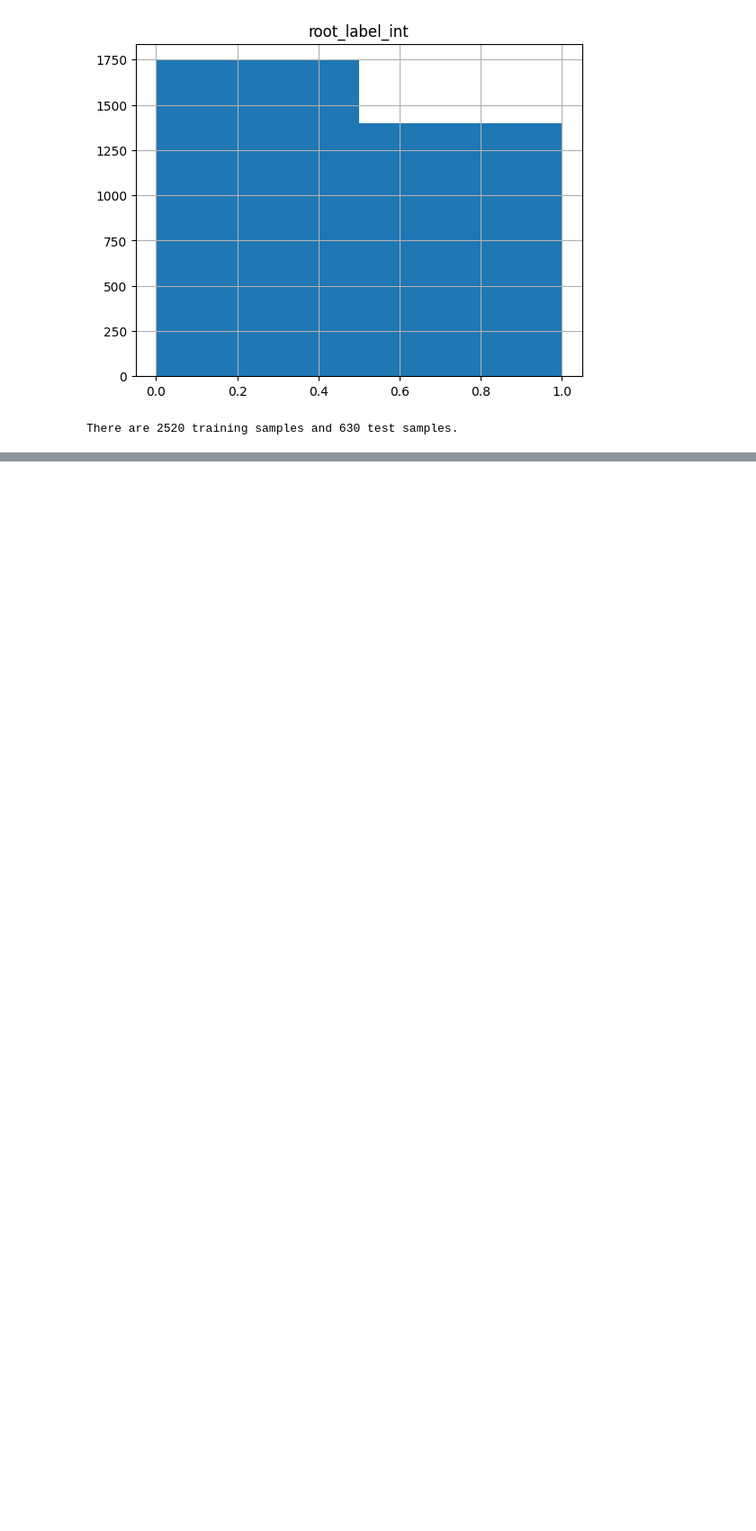
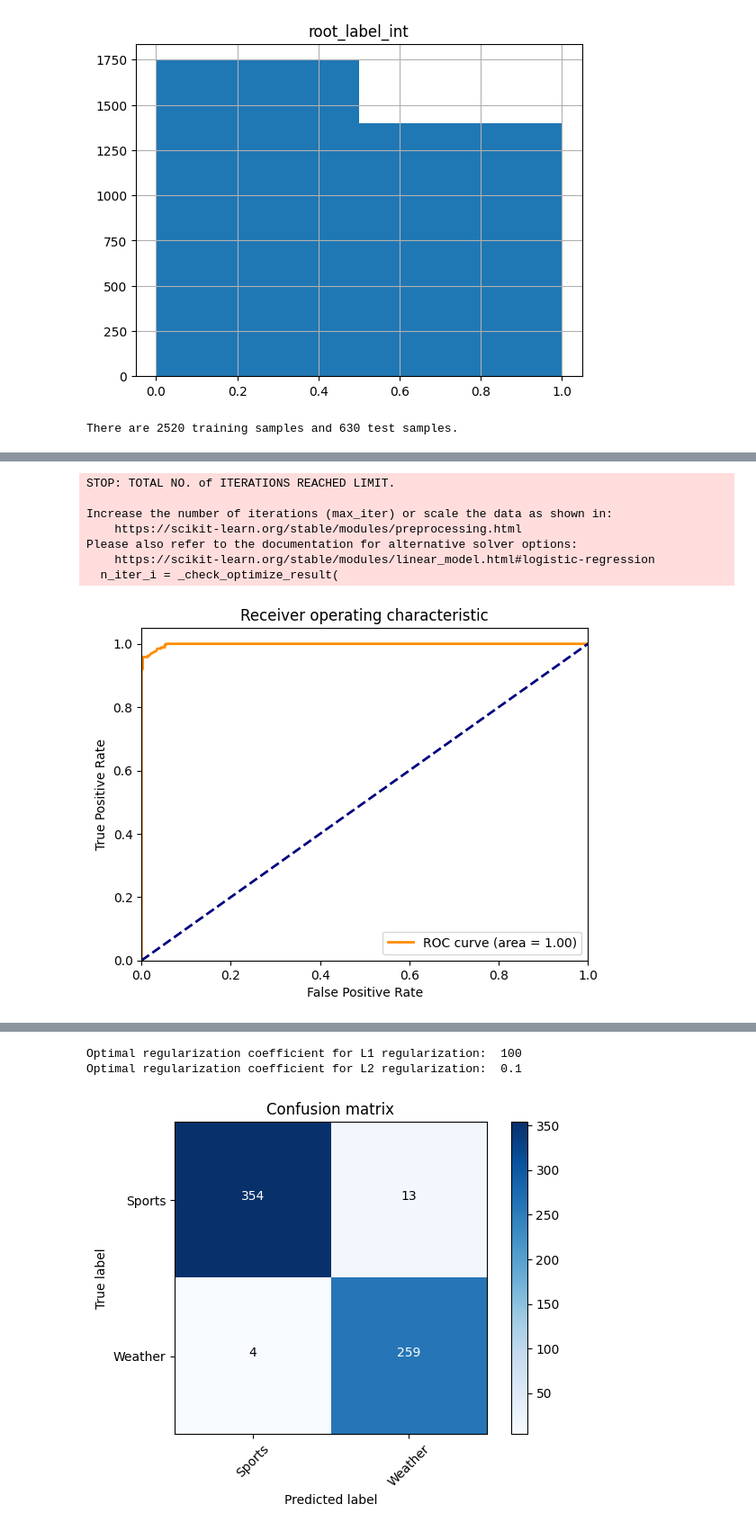
Before and after one commit to snawshad97/2023_2_Large-Scale-Data-Mining_ECE219, a Jupyter notebook: Projects/Project1/Project1_HHao.ipynb, the cells around one changed output, grey strips where cells are left out. Shown at 90% size. Saved outputs shown, nothing was run; the diff lists cells and outputs as text; code cells hidden in the pictures; blank space fills up the shorter version.

```diff
--- a/Projects/Project1/Project1_HHao.ipynb
+++ b/Projects/Project1/Project1_HHao.ipynb
@@ -109,0 +237,74 @@ Xtest = vectorizer.fit_transform(test['cleaned'])
+# %%
+########## Question 6
+from sklearn.linear_model import LogisticRegression
+from sklearn.metrics import roc_curve, auc
+from sklearn.metrics import confusion_matrix, classification_report
+from sklearn.metrics import accuracy_score
+from sklearn.model_selection import GridSearchCV
+from sklearn.linear_model import LogisticRegression
+from sklearn.decomposition import TruncatedSVD
+from sklearn.pipeline import Pipeline
+import matplotlib.pyplot as plt
+
+logistic_reg = LogisticRegression(penalty='none')
+logistic_reg.fit(Xtrain, ytrain)
+
+y_score = logistic_reg.decision_function(Xtest)
+fpr, tpr, _ = roc_curve(ytest, y_score)
+roc_auc = auc(fpr, tpr)
+
+plt.figure()
+plt.plot(fpr, tpr, color='darkorange', lw=2, label='ROC curve (area = %0.2f)' % roc_auc)
+plt.plot([0, 1], [0, 1], color='navy', lw=2, linestyle='--')
+plt.xlim([0.0, 1.0])
+plt.ylim([0.0, 1.05])
+plt.xlabel('False Positive Rate')
+plt.ylabel('True Positive Rate')
+plt.title('Receiver operating characteristic')
+plt.legend(loc="lower right")
+plt.show()
+
+# To calculate the confusion matrix and evaluation metrics, we can use the 'confusion_matrix' and 'classification_report' functions from 'sklearn.metrics'
+y_pred = logistic_reg.predict(Xtest)
+conf_mat = confusion_matrix(ytest, y_pred)
+eval_report = classification_report(ytest, y_pred)
+
+print('Confusion matrix:')
+plot_confusion_matrix(conf_mat,classes=['Sports', 'Weather'])
+print('Classification report:')
+print(eval_report)
+
+# To calculate the accuracy we can use the 'accuracy_score' function from 'sklearn.metrics'
+acc = accuracy_score(ytest, y_pred)
+print('Accuracy:', acc)
+
+
+# First, we use TruncatedSVD to reduce the dimensionality of the data
+svd = TruncatedSVD(n_components=100)
+X_train_svd = svd.fit_transform(Xtrain)
+
+# Next, we create a pipeline with LogisticRegression and use GridSearchCV to find the optimal regularization coefficient
+pipe_l1 = Pipeline([('clf', LogisticRegression(penalty='l1', solver='saga'))])
+pipe_l2 = Pipeline([('clf', LogisticRegression(penalty='l2', solver='lbfgs'))])
+
+param_range = [10**i for i in range(-5, 6)]
+param_grid_l1 = {'clf__C': param_range}
+param_grid_l2 = {'clf__C': param_range}
+
+gs_l1 = GridSearchCV(estimator=pipe_l1, param_grid=param_grid_l1, cv=5, n_jobs=-1)
+gs_l2 = GridSearchCV(estimator=pipe_l2, param_grid=param_grid_l2, cv=5, n_jobs=-1)
+
+gs_l1.fit(X_train_svd, ytrain)
+gs_l2.fit(X_train_svd, ytrain)
+
+print("Optimal regularization coefficient for L1 regularization: ", gs_l1.best_params_['clf__C'])
+print("Optimal regularization coefficient for L2 regularization: ", gs_l2.best_params_['clf__C'])
+# %% [output]
+STOP: TOTAL NO. of ITERATIONS REACHED LIMIT.
+
+Increase the number of iterations (max_iter) or scale the data as shown in:
+    https://scikit-learn.org/stable/modules/preprocessing.html
+Please also refer to the documentation for alternative solver options:
+    https://scikit-learn.org/stable/modules/linear_model.html#logistic-regression
+  n_iter_i = _check_optimize_result(
+[figure, added]
@@ -109,0 +340,3 @@ Xtest = vectorizer.fit_transform(test['cleaned'])
+Optimal regularization coefficient for L1 regularization:  100
+Optimal regularization coefficient for L2 regularization:  0.1
+[figure, added]
```
Also changed, not shown: parts of 6 cells of this notebook, 1 other file.
